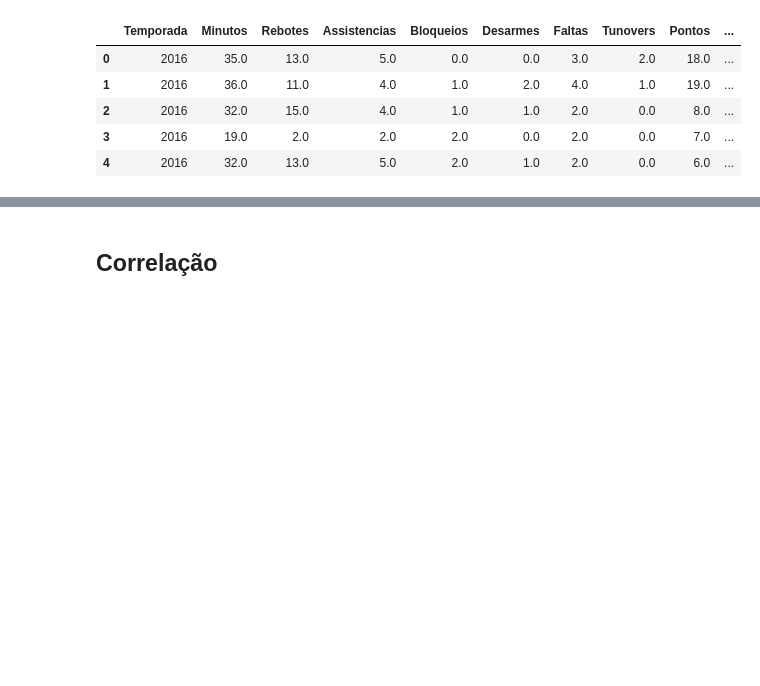
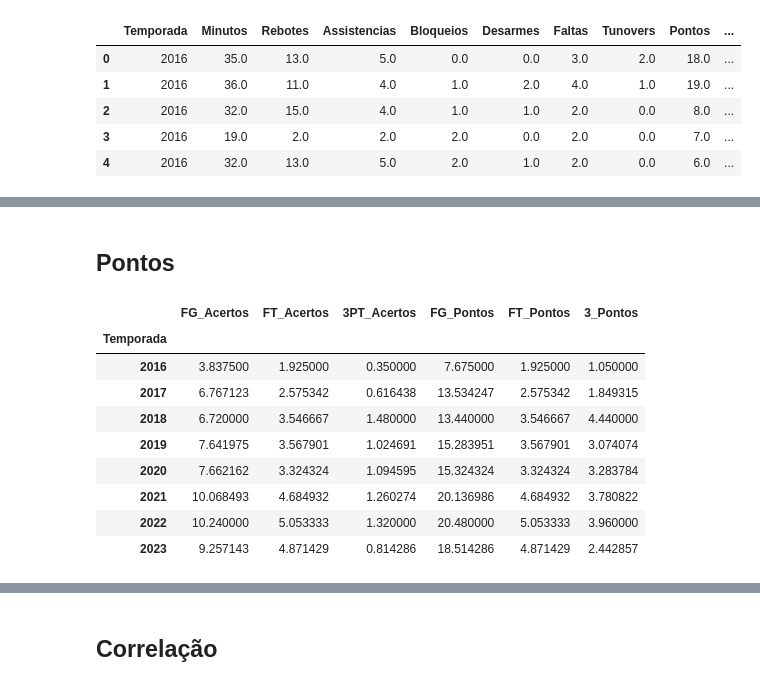
Before and after one commit to victorpecine/nba_data_science, a Jupyter notebook: nba_stats_jokic.ipynb, the cells around one changed output, grey strips where cells are left out. Saved outputs shown, nothing was run; the diff lists cells and outputs as text; code cells hidden in the pictures; blank space fills up the shorter version.

```diff
--- a/nba_stats_jokic.ipynb
+++ b/nba_stats_jokic.ipynb
@@ -263,0 +294,25 @@ df_stats_jokic.head()
+# %% [markdown]
+## Pontos
+# %%
+media_pontos_temporadas = df_stats_jokic[['Temporada', 'Pontos']].groupby('Temporada').mean()
+
+media_pontos_temporadas_por_tipo = df_stats_jokic[['Temporada', 'FG_Acertos', 'FT_Acertos', '3PT_Acertos']].groupby('Temporada').mean()
+# %%
+media_pontos_temporadas_por_tipo['FG_Pontos'] = media_pontos_temporadas_por_tipo['FG_Acertos'] * 2
+
+media_pontos_temporadas_por_tipo['FT_Pontos'] = media_pontos_temporadas_por_tipo['FT_Acertos'] * 1
+
+media_pontos_temporadas_por_tipo['3_Pontos'] = media_pontos_temporadas_por_tipo['3PT_Acertos'] * 3
+
+media_pontos_temporadas_por_tipo
+# %% [output]
+|  | FG_Acertos | FT_Acertos | 3PT_Acertos | FG_Pontos | FT_Pontos | 3_Pontos |
+| Temporada |  |  |  |  |  |  |
+| 2016 | 3.837500 | 1.925000 | 0.350000 | 7.675000 | 1.925000 | 1.050000 |
+| 2017 | 6.767123 | 2.575342 | 0.616438 | 13.534247 | 2.575342 | 1.849315 |
+| 2018 | 6.720000 | 3.546667 | 1.480000 | 13.440000 | 3.546667 | 4.440000 |
+| 2019 | 7.641975 | 3.567901 | 1.024691 | 15.283951 | 3.567901 | 3.074074 |
+| 2020 | 7.662162 | 3.324324 | 1.094595 | 15.324324 | 3.324324 | 3.283784 |
+| 2021 | 10.068493 | 4.684932 | 1.260274 | 20.136986 | 4.684932 | 3.780822 |
+| 2022 | 10.240000 | 5.053333 | 1.320000 | 20.480000 | 5.053333 | 3.960000 |
+| 2023 | 9.257143 | 4.871429 | 0.814286 | 18.514286 | 4.871429 | 2.442857 |
```
Also changed, not shown: parts of 44 cells of this notebook.
